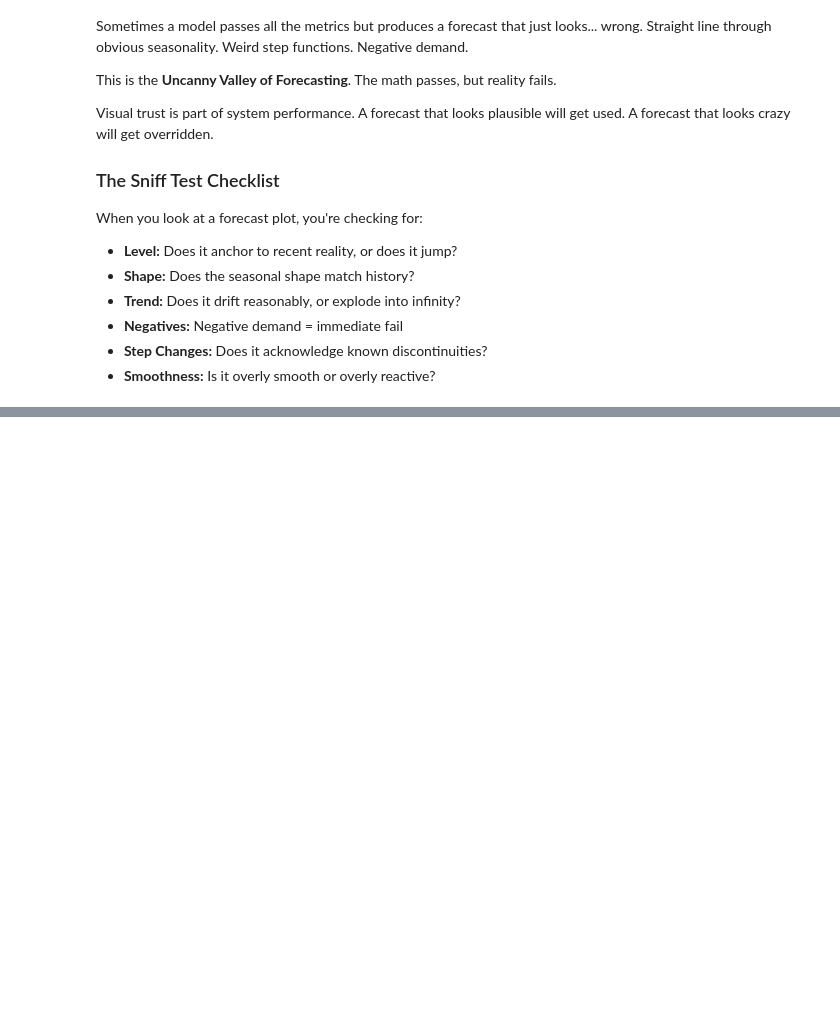
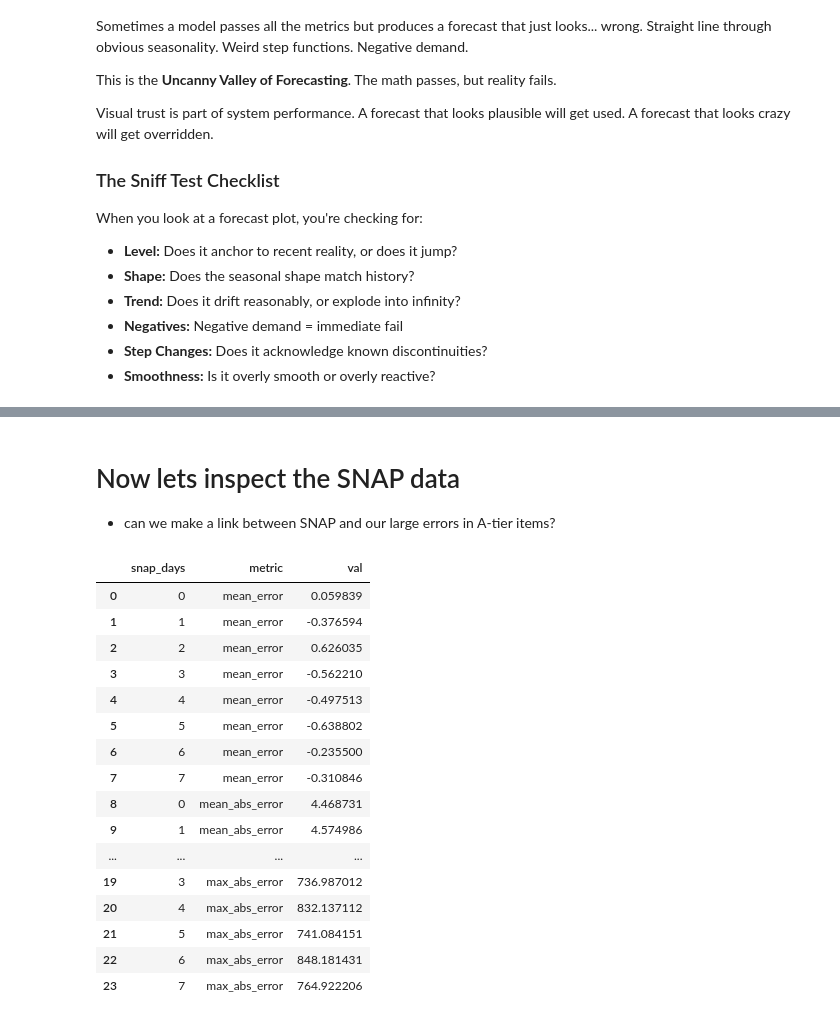
Before and after one commit to forecastacademy/real-world-forecasting-foundations, a Jupyter notebook: notebooks/module_02_baselines/2.07_performance_diagnostics_micro.ipynb, the cells around one changed output, grey strips where cells are left out. Saved outputs shown, nothing was run; the diff lists cells and outputs as text; code cells hidden in the pictures; blank space fills up the shorter version.

```diff
--- a/notebooks/module_02_baselines/2.07_performance_diagnostics_micro.ipynb
+++ b/notebooks/module_02_baselines/2.07_performance_diagnostics_micro.ipynb
@@ -300,0 +227,54 @@ print("\n✓ Forensic findings saved to 'forensic_findings_for_module_3.csv'")
+# %% [markdown]
+# Now lets inspect the SNAP data
+
+* can we make a link between SNAP and our large errors in A-tier items?
+# %%
+cv_w_snap = cv_forecasts.merge(
+    snap_calendar,
+    left_on='ds',
+    right_on='date',
+    how='left'
+)
+
+# fix the snap column, snap in others states shouldn't apply
+cv_w_snap = cv_w_snap.assign(
+    snap_days = np.where(
+        cv_w_snap['unique_id'].str.contains("_CA_"),
+        cv_w_snap['snap_CA'],
+        np.where(
+            cv_w_snap['unique_id'].str.contains("_WI_"),
+            cv_w_snap['snap_WI'],
+            cv_w_snap['snap_TX']  # default/fallback
+        )
+    )
+)
+
+cv_w_snap['snap_ind'] = cv_w_snap['snap_days'] > 0
+# %%
+cv_w_snap.groupby('snap_days',as_index=False).agg(
+    mean_error = ('error','mean'),
+    mean_abs_error = ('abs_error','mean'),
+    max_abs_error = ('abs_error','max'),
+    ).melt(
+        id_vars='snap_days',
+        var_name='metric',
+        value_name='val'
+    )
+# %% [output]
+|  | snap_days | metric | val |
+| 0 | 0 | mean_error | 0.059839 |
+| 1 | 1 | mean_error | -0.376594 |
+| 2 | 2 | mean_error | 0.626035 |
+| 3 | 3 | mean_error | -0.562210 |
+| 4 | 4 | mean_error | -0.497513 |
+| 5 | 5 | mean_error | -0.638802 |
+| 6 | 6 | mean_error | -0.235500 |
+| 7 | 7 | mean_error | -0.310846 |
+| 8 | 0 | mean_abs_error | 4.468731 |
+| 9 | 1 | mean_abs_error | 4.574986 |
+| ... | ... | ... | ... |
+| 19 | 3 | max_abs_error | 736.987012 |
+| 20 | 4 | max_abs_error | 832.137112 |
+| 21 | 5 | max_abs_error | 741.084151 |
+| 22 | 6 | max_abs_error | 848.181431 |
+| 23 | 7 | max_abs_error | 764.922206 |
```
Also changed, not shown: parts of 32 cells of this notebook, 6 other files.
